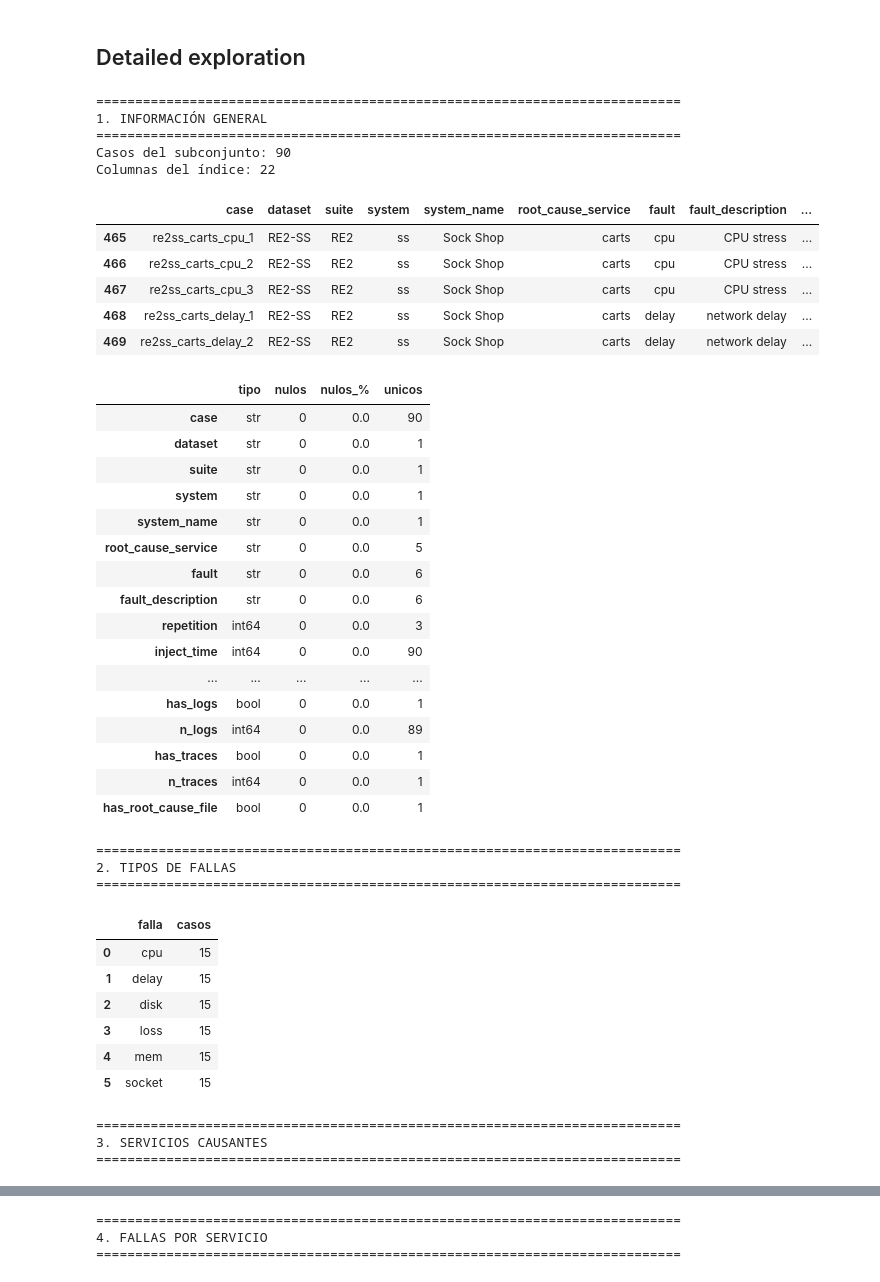
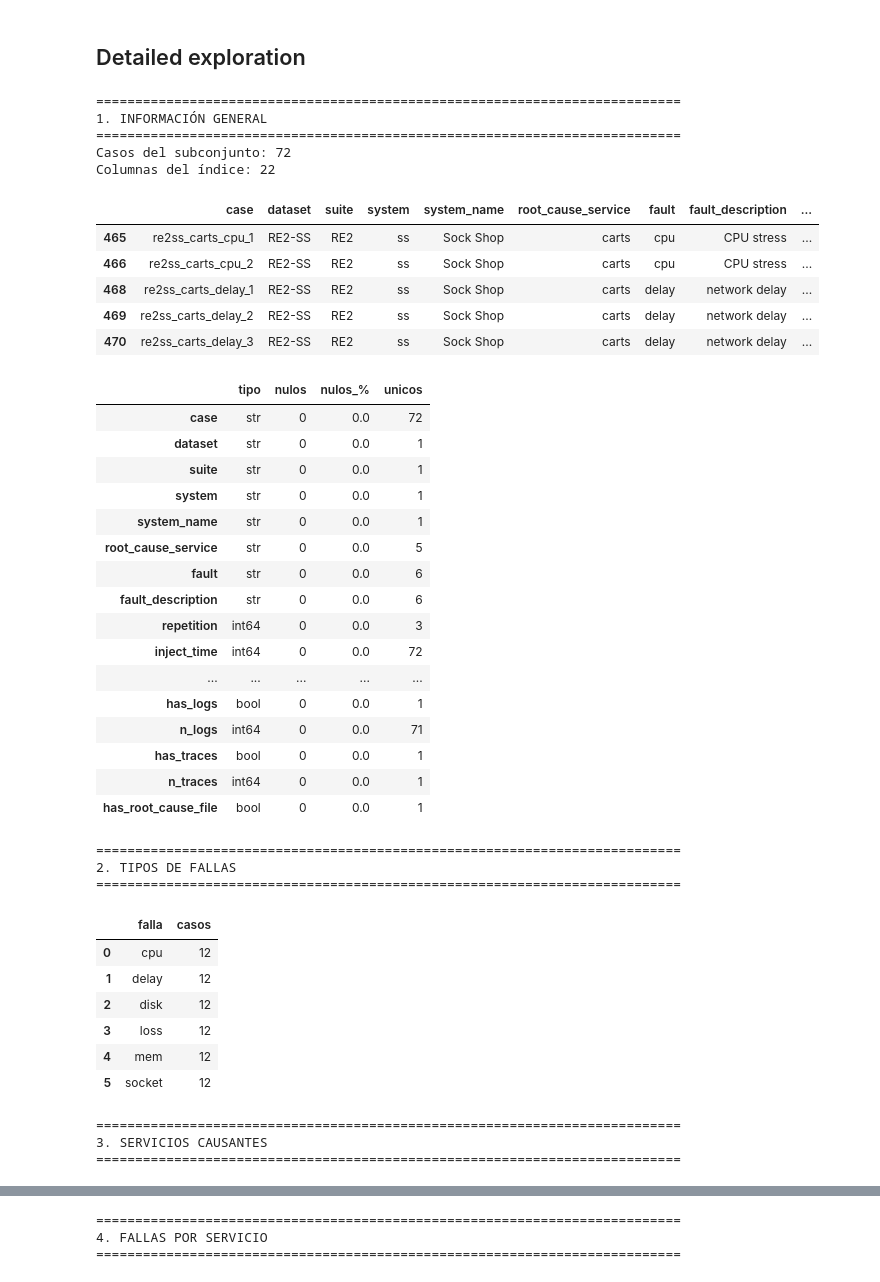
Before and after one commit to SrLambda/RandomForest-Implementation, a Jupyter notebook: notebooks/Untitled.ipynb, the cells around one changed output, grey strips where cells are left out. Cells and saved outputs as stored; diff of their text form; code cells hidden in the pictures.

```diff
--- a/notebooks/Untitled.ipynb
+++ b/notebooks/Untitled.ipynb
@@ -22,21 +23,30 @@ print(ruta)
 # %% [markdown]
 ## Load RE2-SS
 # %%
-from pathlib import Path
+import sys
 
+import numpy as np
 import pandas as pd
 from IPython.display import display
 
-project_root = Path.cwd()
-if project_root.name == "notebooks":
-    project_root = project_root.parent
+# Permitir los mismos imports desde la raíz y desde notebooks/.
+if str(project_root) not in sys.path:
+    sys.path.insert(0, str(project_root))
 
-BASE = project_root / "data" / "RCAEval"
-idx = pd.read_parquet(BASE / "cases.parquet")
-re2 = idx.loc[idx["dataset"].eq("RE2-SS")].copy()
-metrics_by_case = {}
-for case_id in re2["case"]:
-    metrics_path = BASE / case_id / "metrics.parquet"
-    if metrics_path.is_file():
-        metrics_by_case[case_id] = pd.read_parquet(metrics_path)
+from src.configuration import TopologyConfig
+from src.evaluation import IncidentSplit
+from src.feature_builder import FeatureBuilder, assign_root_cause_labels
+from src.ingestion import RCAEvalLoader
+from src.window_association import associate_windows
+from src.window_detector import WindowDetector
+
+configuration = TopologyConfig(project_root / "config" / "topology.json")
+loader = RCAEvalLoader(root=BASE, configuration=configuration)
+metadata = {key: loader.load_metadata(key) for key in loader.list_incidents()}
+split = IncidentSplit.load(project_root / "config" / "incident_split.json", metadata.values())
+configuration.validate_calibration_split(split.development, split.test, split.metadata_sha256)
+
+# Limitar la exploración a desarrollo; la reserva solo se valida por metadatos.
+idx = pd.read_parquet(BASE / configuration.data_config["index_file"])
+re2 = idx.loc[idx["case"].isin(split.development)].copy()
 # %% [markdown]
@@ -335,9 +439,7 @@ print(f"Built {len(forest._trees)} trees.")
 # %% [markdown]
 ## Detailed exploration
 # %%
-
-import numpy as np
-
+# Explorar solo los casos de desarrollo: cobertura, faltantes y cambios descriptivos.
 pd.set_option("display.max_columns", 100)
 pd.set_option("display.max_rows", 100)
 pd.set_option("display.width", 180)
@@ -470,7 +572,7 @@ print("Inyección UTC:", pd.to_datetime(
 ))
 
 # 6. Métricas
-met = metrics_by_case[caso]
+met = loader.load_metrics(caso).frame
 muestra(met, "8. ESTRUCTURA DE MÉTRICAS")
 
 titulo("9. ESTADÍSTICAS DE MÉTRICAS")
@@ -541,7 +643,7 @@ if len(normal) and len(falla):
         ).head(20)
     )
 
-# 9. Logs y trazas
+# 9. Registros y trazas: solo exploración, no son entradas del bosque.
 for nombre in ["logs", "traces"]:
     arch = carp / f"{nombre}.parquet"
 
@@ -561,40 +663,40 @@ for nombre in ["logs", "traces"]:
                     )
     else:
         print(f"No existe {nombre}.parquet")
 
 # 10. Compatibilidad entre casos
 titulo("15. CONSISTENCIA DE CARACTERÍSTICAS")
 
 esquemas = {}
 for c in validos:
-    columnas = metrics_by_case[c].columns
+    columnas = loader.load_metrics(c).frame.columns
     esquemas[c] = set(columnas) - {"time"}
 
 union = set().union(*esquemas.values())
 inter = set.intersection(*esquemas.values())
 
 print("Casos inspeccionados:", len(esquemas))
 print("Métricas distintas:", len(union))
 print("Métricas comunes:", len(inter))
 print("Métricas no comunes:", len(union - inter))
 print("Ejemplos de métricas comunes:")
 print(sorted(inter)[:30])
 
 titulo("EXPLORACIÓN FINALIZADA")
 # %% [output]
 ===========================================================================
 1. INFORMACIÓN GENERAL
 ===========================================================================
-Casos del subconjunto: 90
+Casos del subconjunto: 72
 Columnas del índice: 22
 |  | case | dataset | suite | system | system_name | root_cause_service | fault | fault_description | ... |
 | 465 | re2ss_carts_cpu_1 | RE2-SS | RE2 | ss | Sock Shop | carts | cpu | CPU stress | ... |
 | 466 | re2ss_carts_cpu_2 | RE2-SS | RE2 | ss | Sock Shop | carts | cpu | CPU stress | ... |
-| 467 | re2ss_carts_cpu_3 | RE2-SS | RE2 | ss | Sock Shop | carts | cpu | CPU stress | ... |
 | 468 | re2ss_carts_delay_1 | RE2-SS | RE2 | ss | Sock Shop | carts | delay | network delay | ... |
 | 469 | re2ss_carts_delay_2 | RE2-SS | RE2 | ss | Sock Shop | carts | delay | network delay | ... |
+| 470 | re2ss_carts_delay_3 | RE2-SS | RE2 | ss | Sock Shop | carts | delay | network delay | ... |
 |  | tipo | nulos | nulos_% | unicos |
-| case | str | 0 | 0.0 | 90 |
+| case | str | 0 | 0.0 | 72 |
 | dataset | str | 0 | 0.0 | 1 |
 | suite | str | 0 | 0.0 | 1 |
 | system | str | 0 | 0.0 | 1 |
@@ -603,10 +705,10 @@ Columnas del índice: 22
 | fault | str | 0 | 0.0 | 6 |
 | fault_description | str | 0 | 0.0 | 6 |
 | repetition | int64 | 0 | 0.0 | 3 |
-| inject_time | int64 | 0 | 0.0 | 90 |
+| inject_time | int64 | 0 | 0.0 | 72 |
 | ... | ... | ... | ... | ... |
 | has_logs | bool | 0 | 0.0 | 1 |
-| n_logs | int64 | 0 | 0.0 | 89 |
+| n_logs | int64 | 0 | 0.0 | 71 |
 | has_traces | bool | 0 | 0.0 | 1 |
 | n_traces | int64 | 0 | 0.0 | 1 |
 | has_root_cause_file | bool | 0 | 0.0 | 1 |
@@ -614,12 +716,12 @@ Columnas del índice: 22
 2. TIPOS DE FALLAS
 ===========================================================================
 |  | falla | casos |
-| 0 | cpu | 15 |
-| 1 | delay | 15 |
-| 2 | disk | 15 |
-| 3 | loss | 15 |
-| 4 | mem | 15 |
-| 5 | socket | 15 |
+| 0 | cpu | 12 |
+| 1 | delay | 12 |
+| 2 | disk | 12 |
+| 3 | loss | 12 |
+| 4 | mem | 12 |
+| 5 | socket | 12 |
 ===========================================================================
 3. SERVICIOS CAUSANTES
 ===========================================================================
```
Also changed, not shown: parts of 16 cells of this notebook, 9 other files.
